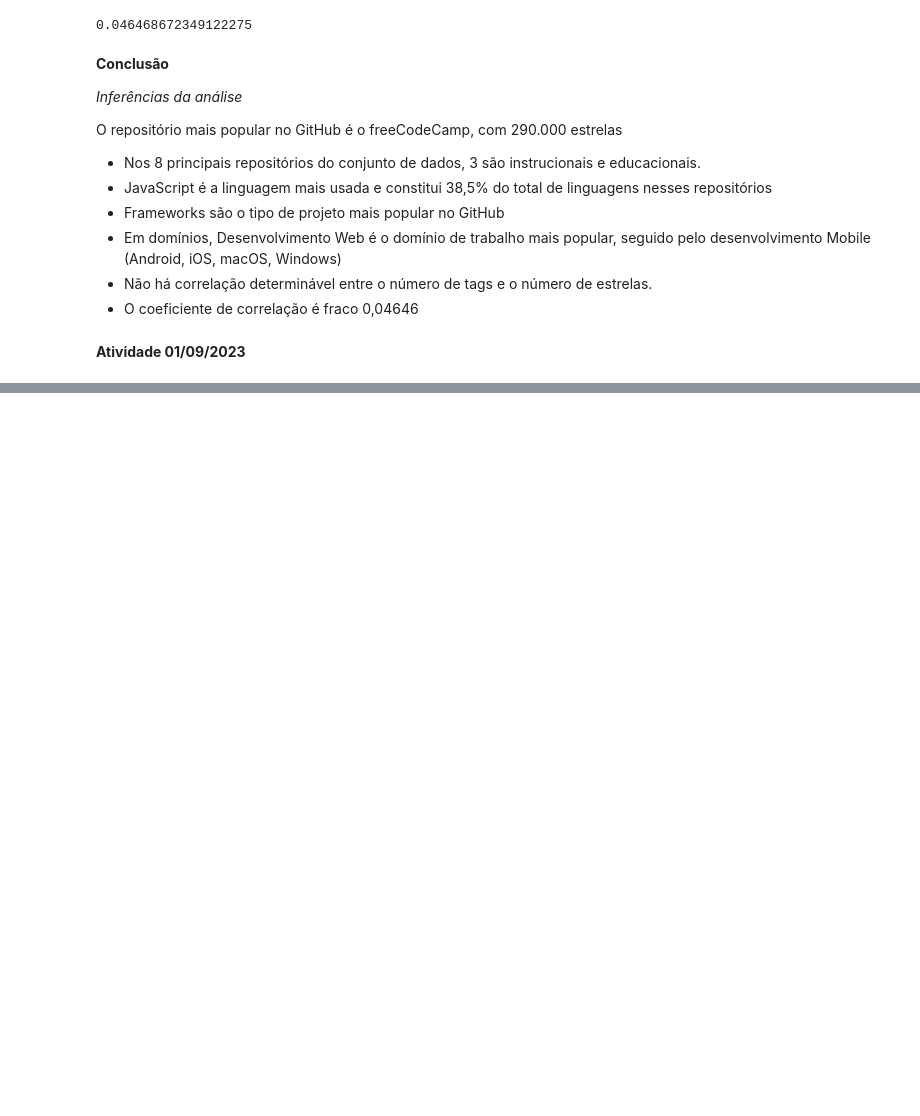
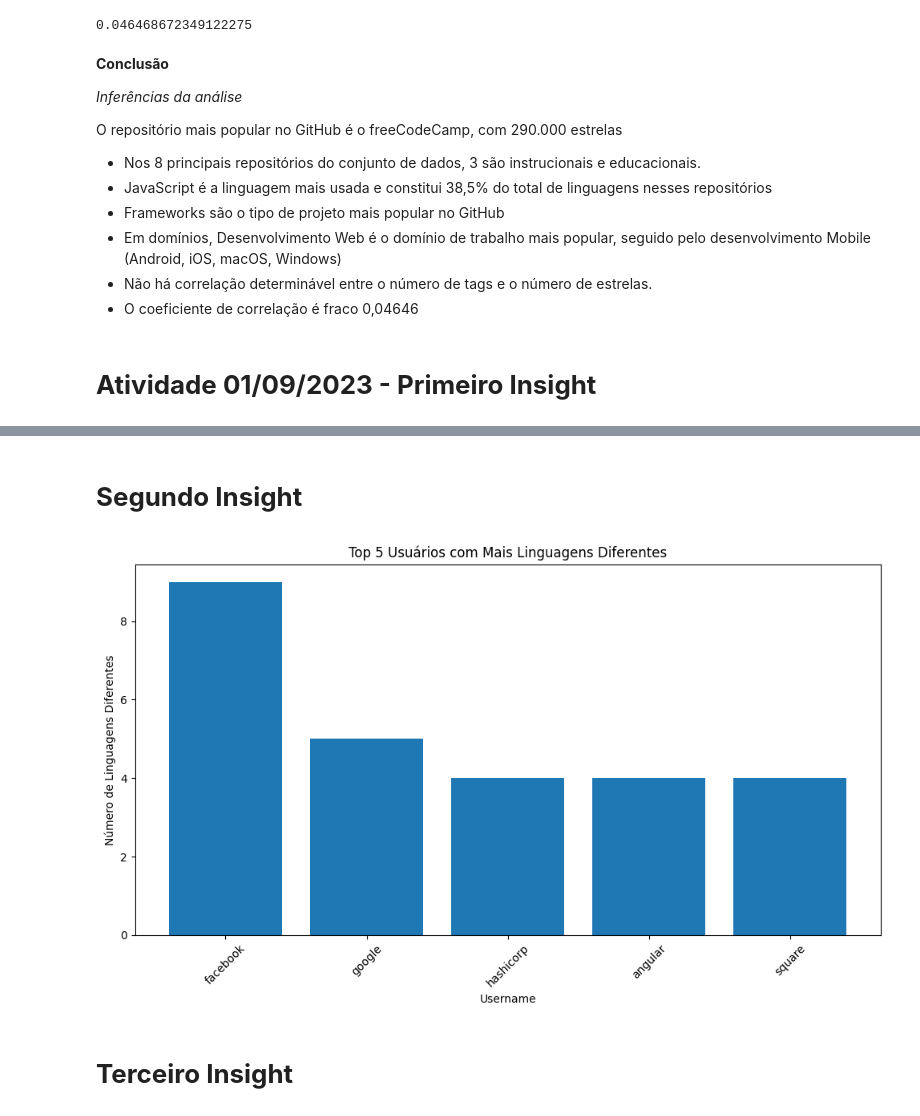
Before and after one commit to jullysilva/TES_ATVS, a Jupyter notebook: GitHub_Repo_2.ipynb, the cells around one changed output, grey strips where cells are left out. Saved outputs shown, nothing was run; the diff lists cells and outputs as text; code cells hidden in the pictures; blank space fills up the shorter version.

```diff
--- a/GitHub_Repo_2.ipynb
+++ b/GitHub_Repo_2.ipynb
@@ -9,7 +12,7 @@ import seaborn as sns
 from plotnine import *
 plt.style.use('default')
 # %%
-git_df = pd.read_csv("/content/sample_data/TopStaredRepositories.csv", parse_dates=['Last Update Date'], dayfirst=True)
+git_df = pd.read_csv("/content/sample_data/TopStaredRepositories (1).csv", parse_dates=['Last Update Date'], dayfirst=True)
 git_df.head()
 # %% [output]
 |  | Username | Repository Name | Description | Last Update Date | Language | Number of Stars | Tags | Url |
@@ -311,5 +314,5 @@ O repositório mais popular no GitHub é o freeCodeCamp, com 290.000 estrelas
 * Não há correlação determinável entre o número de tags e o número de estrelas.
 * O coeficiente de correlação é fraco 0,04646
 # %% [markdown]
-**Atividade 01/09/2023**
+# **Atividade 01/09/2023 - Primeiro Insight**
 # %%
@@ -344,3 +344,25 @@ See the caveats in the documentation: https://pandas.pydata.org/pandas-docs/stab
 | 5 | getify | You-Dont-Know-JS | A book series on JavaScript. @YDK... | 2017-06-23 10:42:36+00:00 | JavaScript | 62.0 | book-series,javascript,training-m... | https://github.com/getify/You-Don... | ... |
 | 6 | tensorflow | tensorflow | Computation using data flow graph... | 2017-06-24 18:25:42+00:00 | C++ | 61.6 | tensorflow,python,machine-learnin... | https://github.com/tensorflow/ten... | ... |
 | 7 | sindresorhus | awesome | Curated list of awesome lists | 2017-06-24 17:26:02+00:00 | NaN | 60.7 | lists,awesome,unicorns,resources,... | https://github.com/sindresorhus/a... | ... |
+# %% [markdown]
+# **Segundo Insight**
+# %%
+# Agrupar e contar as linguagens por usuário
+user_language_counts = git_df.groupby(['Username', 'Language']).size().reset_index(name='Count')
+
+user_language_counts = user_language_counts.sort_values(by='Count', ascending=False)
+
+top_5_languages = user_language_counts.head(8)
+
+# Criar um gráfico de barras
+plt.figure(figsize=(12, 6))
+plt.bar(top_5_languages['Username'], top_5_languages['Count'])
+plt.xlabel('Username')
+plt.ylabel('Número de Linguagens Diferentes')
+plt.title('Top 5 Usuários com Mais Linguagens Diferentes')
+plt.xticks(rotation=45)
+plt.show()
+# %% [output]
+[figure, added]
+# %% [markdown]
+# **Terceiro Insight**
```
Also changed, not shown: parts of 5 cells of this notebook.
